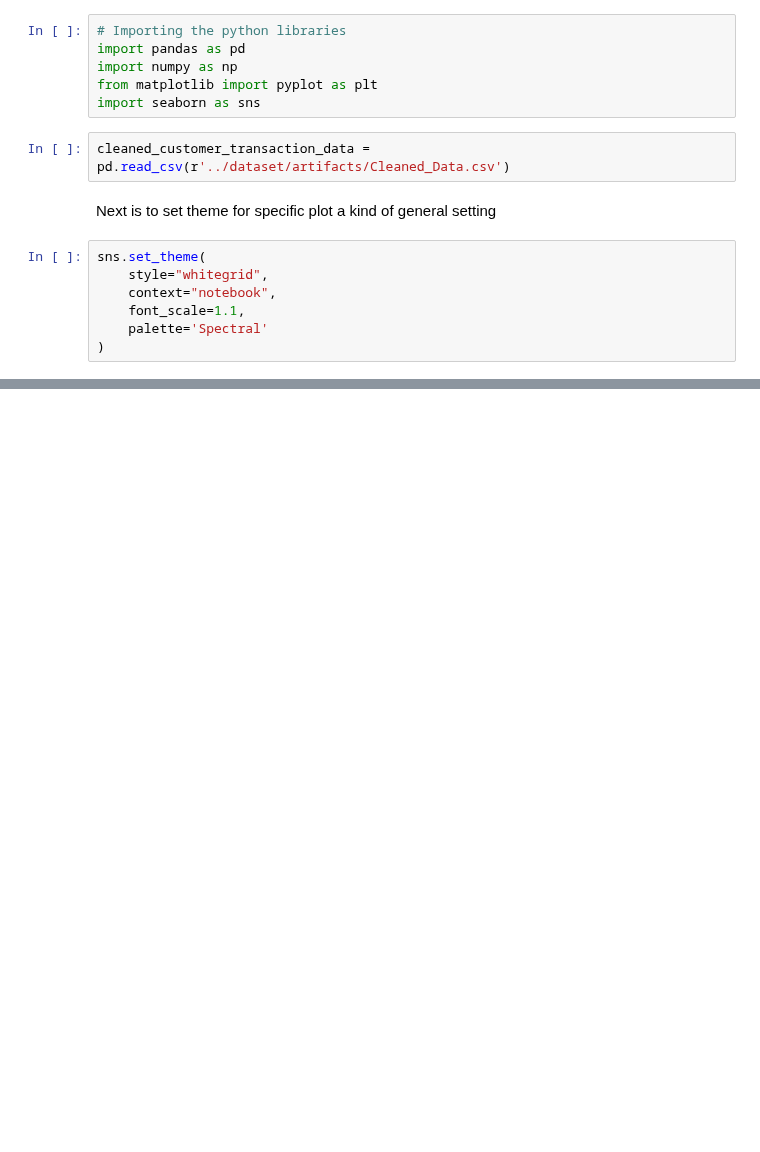
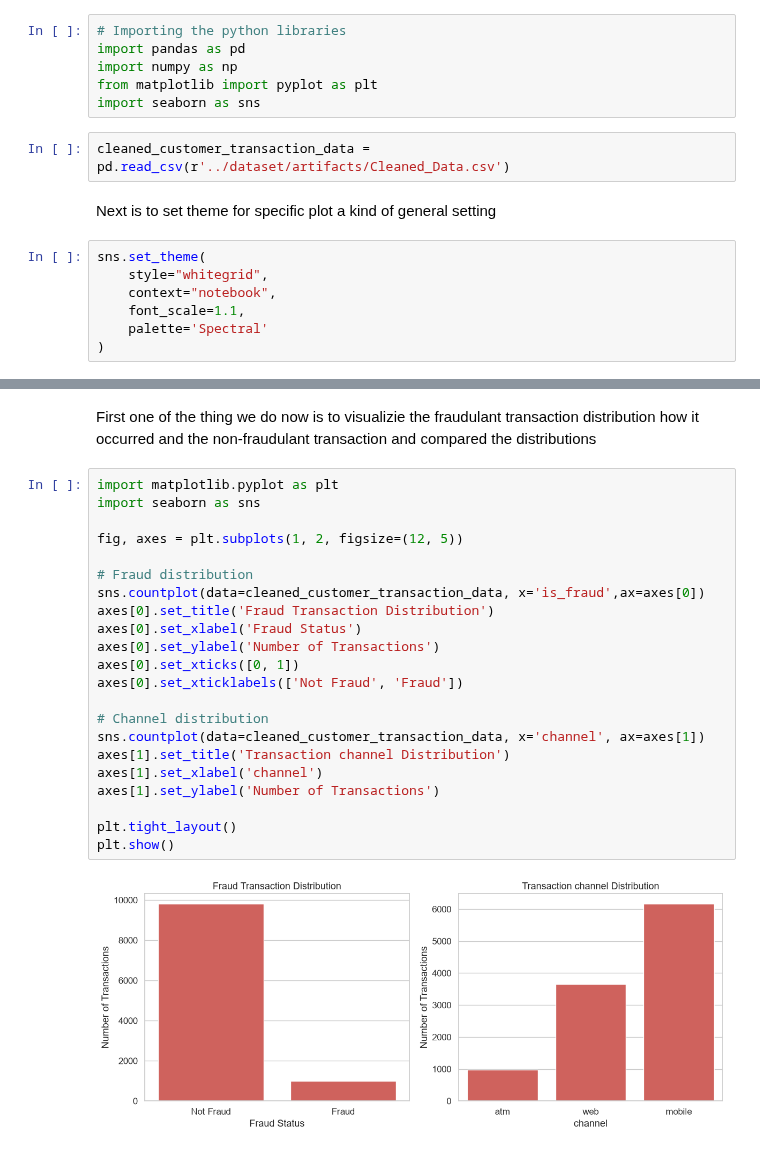
Before and after one commit to victoroluikpe/Fraudulent_Transaction_Detection_Using_Machine_Learning, a Jupyter notebook: Notebooks/Exploratory.ipynb, the cells around one changed output, grey strips where cells are left out. Saved outputs shown, nothing was run; the diff lists cells and outputs as text; blank space fills up the shorter version.

```diff
--- a/Notebooks/Exploratory.ipynb
+++ b/Notebooks/Exploratory.ipynb
@@ -23,0 +35,26 @@ The transaction channel distribution chart shows how transactionare across diffe
+# %% [markdown]
+First one of the thing we do now is to visualizie the fraudulant transaction distribution how it occurred and the non-fraudulant transaction and compared the distributions
+# %%
+import matplotlib.pyplot as plt
+import seaborn as sns
+
+fig, axes = plt.subplots(1, 2, figsize=(12, 5))
+
+# Fraud distribution
+sns.countplot(data=cleaned_customer_transaction_data, x='is_fraud',ax=axes[0])
+axes[0].set_title('Fraud Transaction Distribution')
+axes[0].set_xlabel('Fraud Status')
+axes[0].set_ylabel('Number of Transactions')
+axes[0].set_xticks([0, 1])
+axes[0].set_xticklabels(['Not Fraud', 'Fraud'])
+
+# Channel distribution
+sns.countplot(data=cleaned_customer_transaction_data, x='channel', ax=axes[1])
+axes[1].set_title('Transaction channel Distribution')
+axes[1].set_xlabel('channel')
+axes[1].set_ylabel('Number of Transactions')
+
+plt.tight_layout()
+plt.show()
+# %% [output]
+[figure, added]
```
Also changed, not shown: parts of 8 cells of this notebook, 2 other files.
